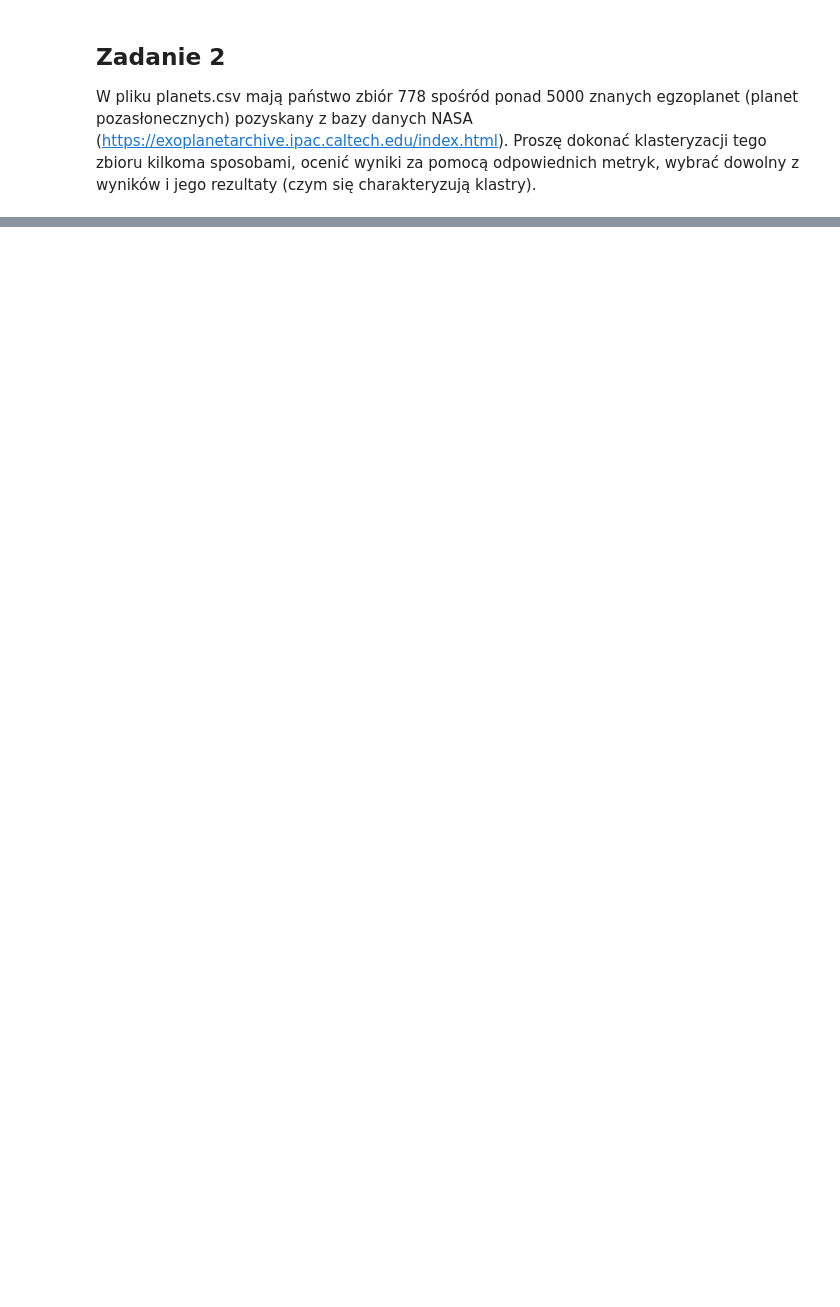
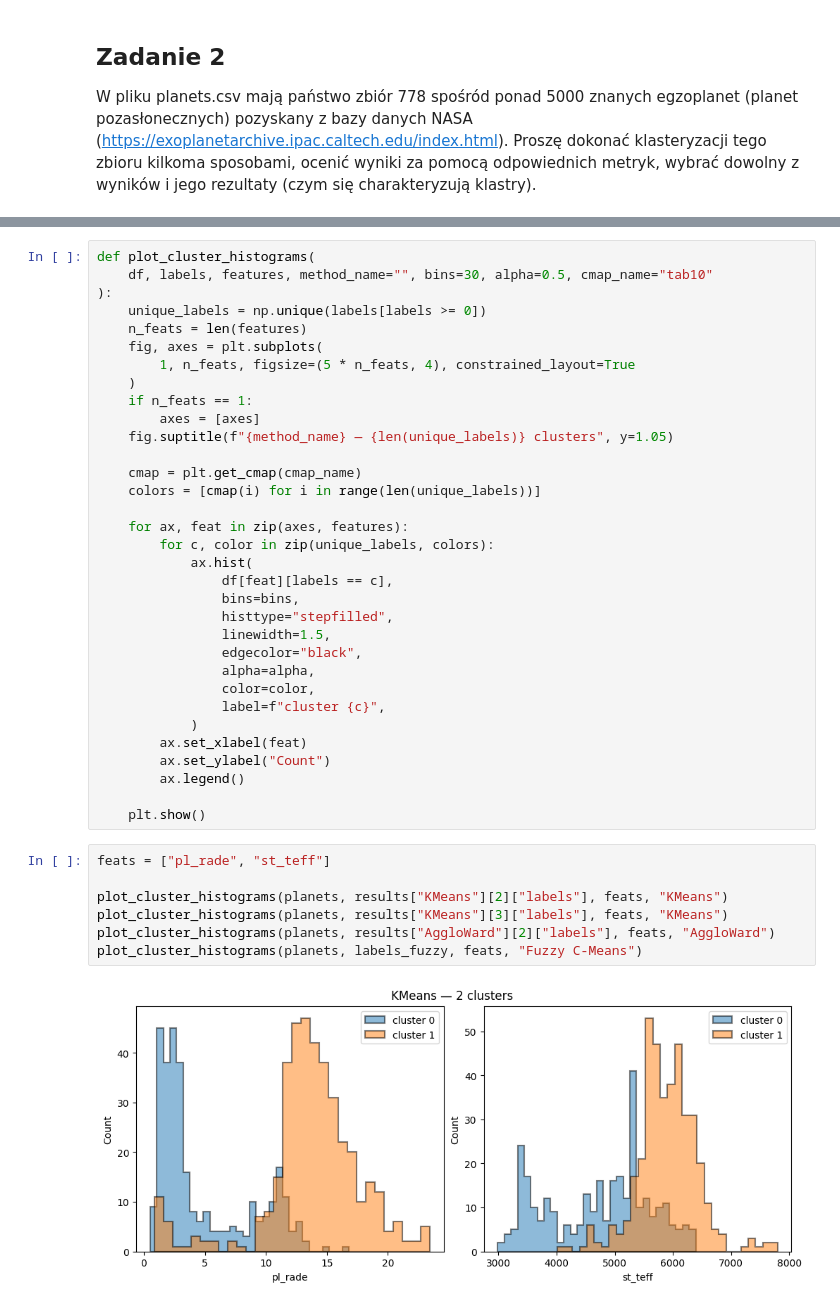
Before and after one commit to ZEN1X/MIO, a Jupyter notebook: lab06/lab06.ipynb, the cells around one changed output, grey strips where cells are left out. Saved outputs shown, nothing was run; the diff lists cells and outputs as text; blank space fills up the shorter version.

```diff
--- a/lab06/lab06.ipynb
+++ b/lab06/lab06.ipynb
@@ -178,0 +272,42 @@ results["DBSCAN"] = [{
+# %%
+def plot_cluster_histograms(
+    df, labels, features, method_name="", bins=30, alpha=0.5, cmap_name="tab10"
+):
+    unique_labels = np.unique(labels[labels >= 0])
+    n_feats = len(features)
+    fig, axes = plt.subplots(
+        1, n_feats, figsize=(5 * n_feats, 4), constrained_layout=True
+    )
+    if n_feats == 1:
+        axes = [axes]
+    fig.suptitle(f"{method_name} — {len(unique_labels)} clusters", y=1.05)
+
+    cmap = plt.get_cmap(cmap_name)
+    colors = [cmap(i) for i in range(len(unique_labels))]
+
+    for ax, feat in zip(axes, features):
+        for c, color in zip(unique_labels, colors):
+            ax.hist(
+                df[feat][labels == c],
+                bins=bins,
+                histtype="stepfilled",
+                linewidth=1.5,
+                edgecolor="black",
+                alpha=alpha,
+                color=color,
+                label=f"cluster {c}",
+            )
+        ax.set_xlabel(feat)
+        ax.set_ylabel("Count")
+        ax.legend()
+
+    plt.show()
+# %%
+feats = ["pl_rade", "st_teff"]
+
+plot_cluster_histograms(planets, results["KMeans"][2]["labels"], feats, "KMeans")
+plot_cluster_histograms(planets, results["KMeans"][3]["labels"], feats, "KMeans")
+plot_cluster_histograms(planets, results["AggloWard"][2]["labels"], feats, "AggloWard")
+plot_cluster_histograms(planets, labels_fuzzy, feats, "Fuzzy C-Means")
+# %% [output]
+[figure, added]
```
Also changed, not shown: parts of 18 cells of this notebook.
